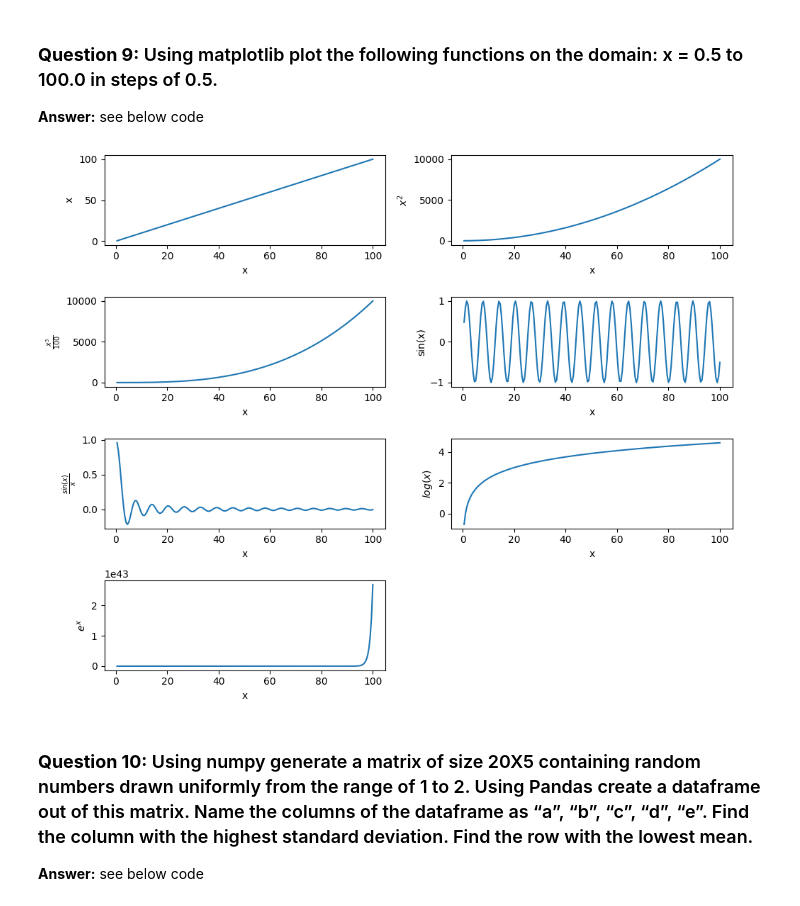
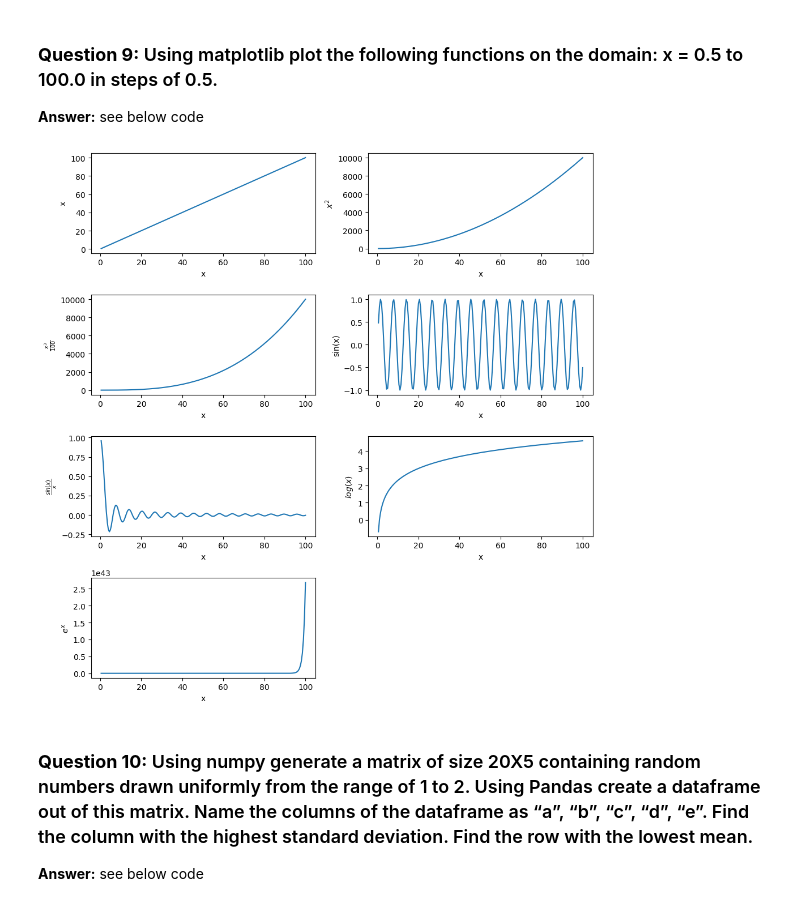
Before and after one commit to anp-scp/es654, a Jupyter notebook: notebooks/prerequsite_test.ipynb, the cells around one changed output. Cells and saved outputs as stored; diff of their text form; code cells hidden in the pictures.

```diff
--- a/notebooks/prerequsite_test.ipynb
+++ b/notebooks/prerequsite_test.ipynb
@@ -443,35 +444,35 @@ plt.plot(xvalues, xvalues**2)
 
 plt.subplot(4,2,3)
 plt.xlabel("x")
 plt.ylabel(r"$\frac{x^3}{100}$")
 plt.plot(xvalues, (xvalues**3)/100)
 
 plt.subplot(4,2,4)
 plt.xlabel("x")
 plt.ylabel("sin(x)")
 plt.plot(xvalues, numpy.sin(xvalues))
 
 plt.subplot(4,2,5)
 plt.xlabel("x")
 plt.ylabel(r"$\frac{sin(x)}{x}$")
 plt.plot(xvalues, numpy.sin(xvalues)/xvalues)
 
 plt.subplot(4,2,6)
 plt.xlabel("x")
 plt.ylabel(r"$log(x)$")
 plt.plot(xvalues, numpy.log(xvalues))
 
 plt.subplot(4,2,7)
 plt.xlabel("x")
 plt.ylabel(r"$e^x$")
 plt.plot(xvalues, numpy.power(numpy.full(len(xvalues), numpy.e), xvalues))
 
 fig.set_figwidth(10)
-fig.set_figheight(8)
+fig.set_figheight(10)
 fig.tight_layout()
 plt.show()
 # %% [output]
-[figure, old version]
+[figure, new version]
 # %% [markdown]
 ### **Question 10:** Using numpy generate a matrix of size 20X5 containing random numbers drawn uniformly from the range of 1 to 2. Using Pandas create a dataframe out of this matrix. Name the columns of the dataframe as “a”, “b”, “c”, “d”, “e”. Find the column with the highest standard deviation. Find the row with the lowest mean.
 **Answer:** see below code
```
Also changed, not shown: parts of 11 cells of this notebook.
